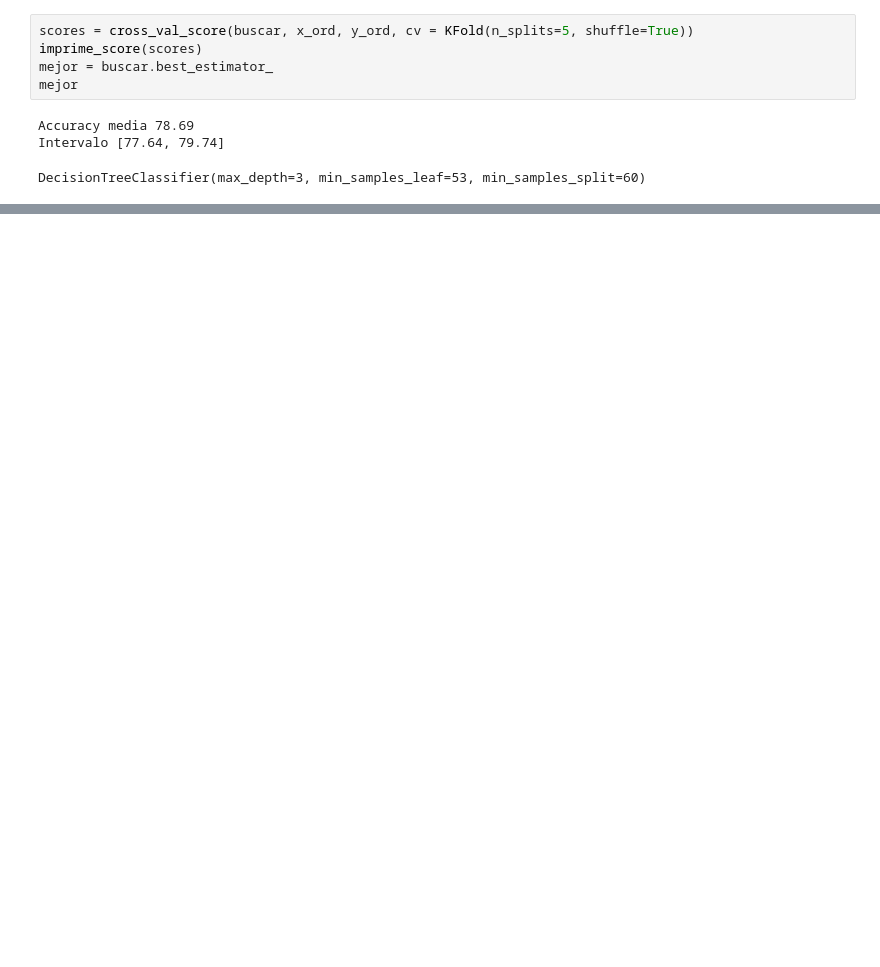
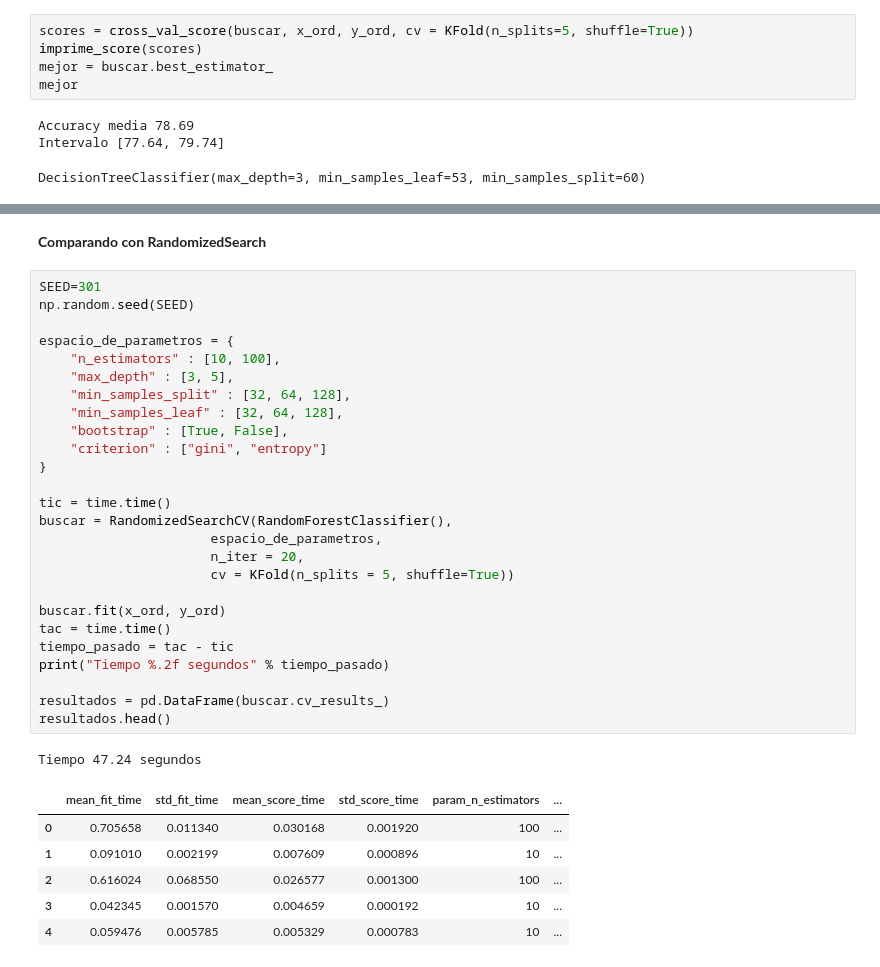
Before and after one commit to JuanPerezMolina/machine_learning_optimizacion_exploracion_aleatoria, a Jupyter notebook: 231126-1_machine_learning_optimizacion_exploracion_aleatoria.ipynb, the cells around one changed output, grey strips where cells are left out. Cells and saved outputs as stored; diff of their text form; blank space fills up the shorter version.

```diff
--- a/231126-1_machine_learning_optimizacion_exploracion_aleatoria.ipynb
+++ b/231126-1_machine_learning_optimizacion_exploracion_aleatoria.ipynb
@@ -879,0 +859,36 @@ DecisionTreeClassifier(max_depth=3, min_samples_leaf=53, min_samples_split=60)
+# %% [markdown]
+**Comparando con RandomizedSearch**
+# %%
+SEED=301
+np.random.seed(SEED)
+
+espacio_de_parametros = {
+    "n_estimators" : [10, 100],
+    "max_depth" : [3, 5],
+    "min_samples_split" : [32, 64, 128],
+    "min_samples_leaf" : [32, 64, 128],
+    "bootstrap" : [True, False],
+    "criterion" : ["gini", "entropy"]
+}
+
+tic = time.time()
+buscar = RandomizedSearchCV(RandomForestClassifier(),
+                      espacio_de_parametros,
+                      n_iter = 20,
+                      cv = KFold(n_splits = 5, shuffle=True))
+
+buscar.fit(x_ord, y_ord)
+tac = time.time()
+tiempo_pasado = tac - tic
+print("Tiempo %.2f segundos" % tiempo_pasado)
+
+resultados = pd.DataFrame(buscar.cv_results_)
+resultados.head()
+# %% [output]
+Tiempo 47.24 segundos
+|  | mean_fit_time | std_fit_time | mean_score_time | std_score_time | param_n_estimators | ... |
+| 0 | 0.705658 | 0.011340 | 0.030168 | 0.001920 | 100 | ... |
+| 1 | 0.091010 | 0.002199 | 0.007609 | 0.000896 | 10 | ... |
+| 2 | 0.616024 | 0.068550 | 0.026577 | 0.001300 | 100 | ... |
+| 3 | 0.042345 | 0.001570 | 0.004659 | 0.000192 | 10 | ... |
+| 4 | 0.059476 | 0.005785 | 0.005329 | 0.000783 | 10 | ... |
```
Also changed, not shown: parts of 26 cells of this notebook.
